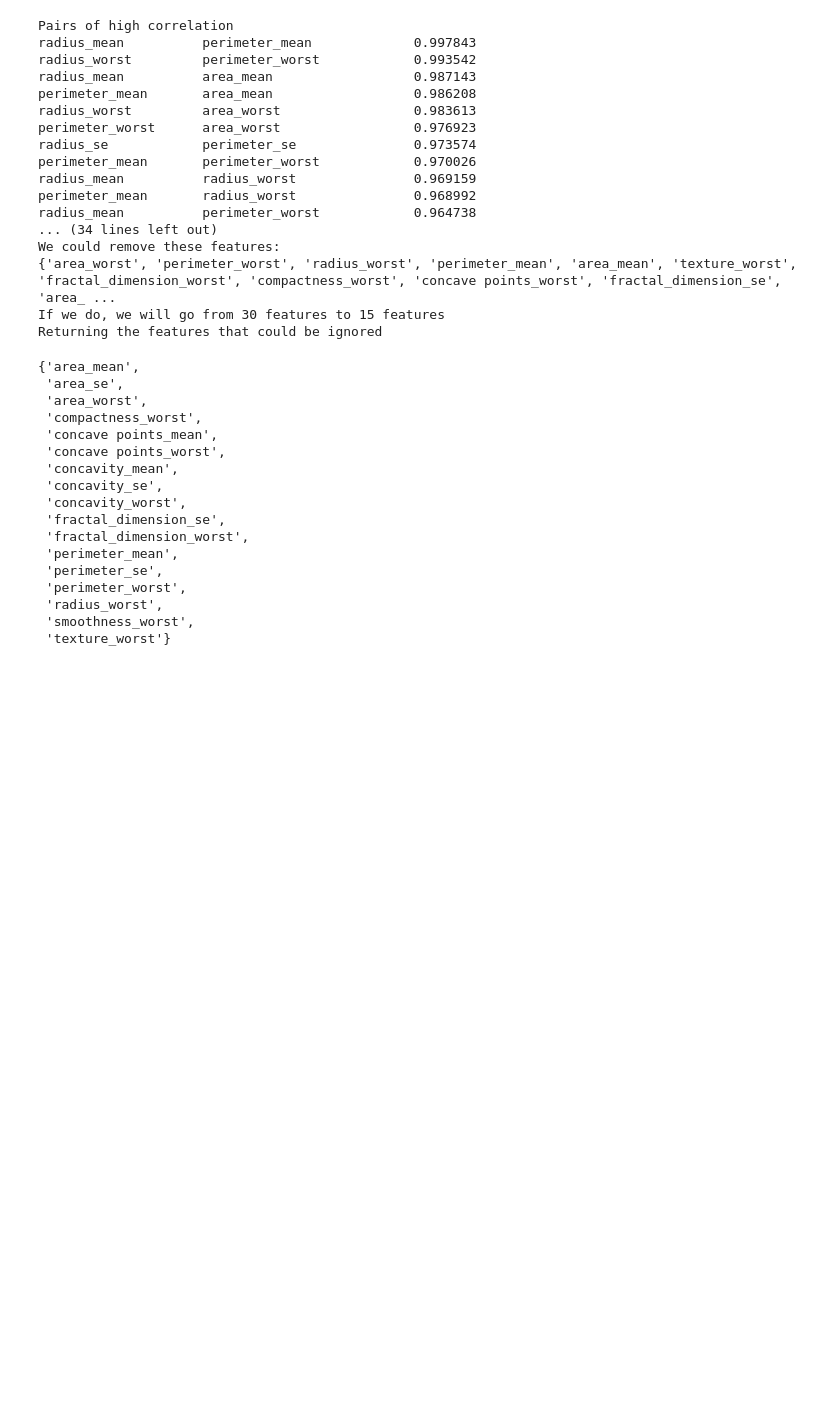
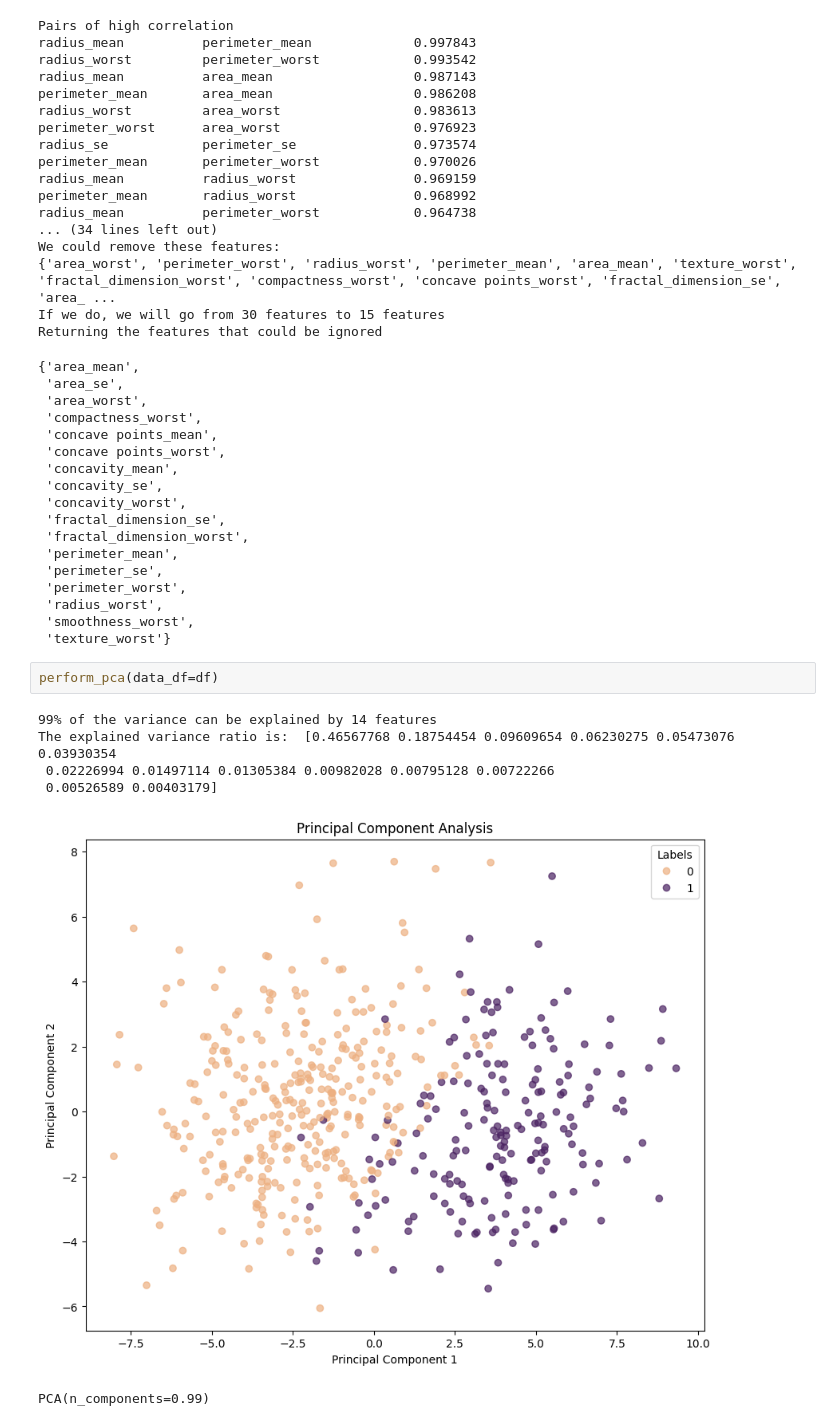
Before and after one commit to vex-me-not/Assignment-2, a Jupyter notebook: notebooks/data_exploration.ipynb, the cells around one changed output. Drawn from its saved outputs; the diff is of its cells as text; blank space fills up the shorter version.

```diff
--- a/notebooks/data_exploration.ipynb
+++ b/notebooks/data_exploration.ipynb
@@ -103,3 +103,12 @@ Returning the features that could be ignored
  'radius_worst',
  'smoothness_worst',
  'texture_worst'}
+# %%
+perform_pca(data_df=df)
+# %% [output]
+99% of the variance can be explained by 14 features
+The explained variance ratio is:  [0.46567768 0.18754454 0.09609654 0.06230275 0.05473076 0.03930354
+ 0.02226994 0.01497114 0.01305384 0.00982028 0.00795128 0.00722266
+ 0.00526589 0.00403179]
+[figure, added]
+PCA(n_components=0.99)
```
Also changed, not shown: parts of 1 cell of this notebook, 1 other file.
